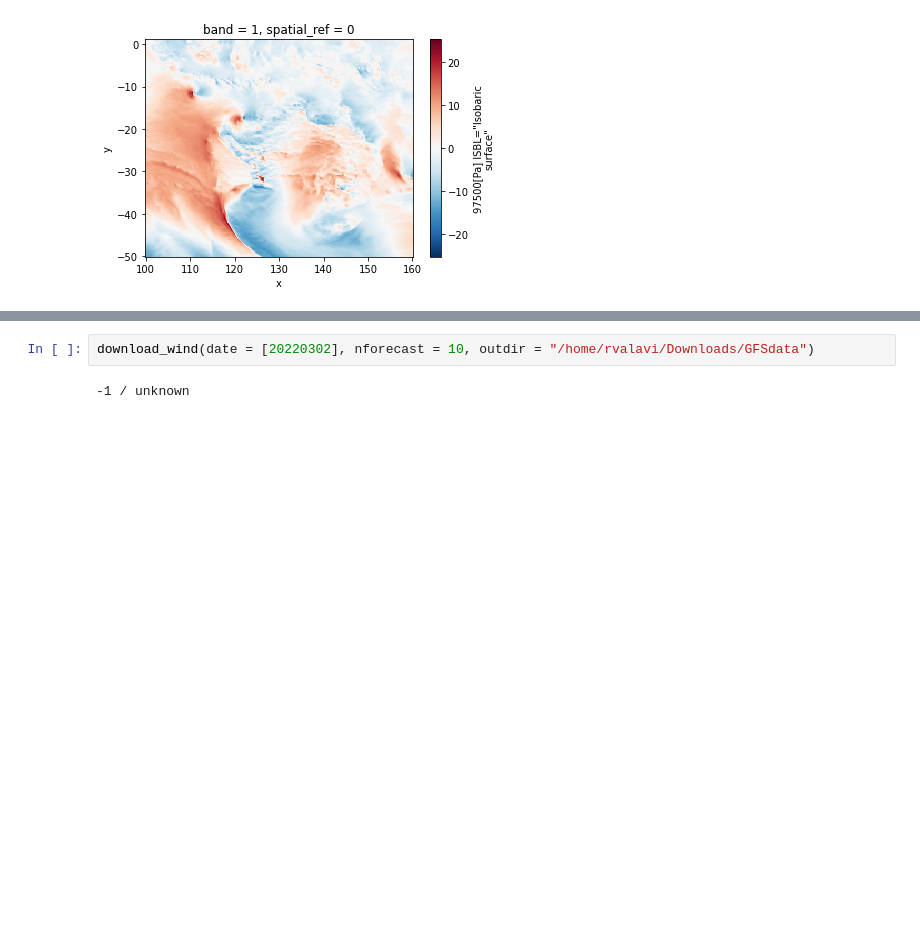
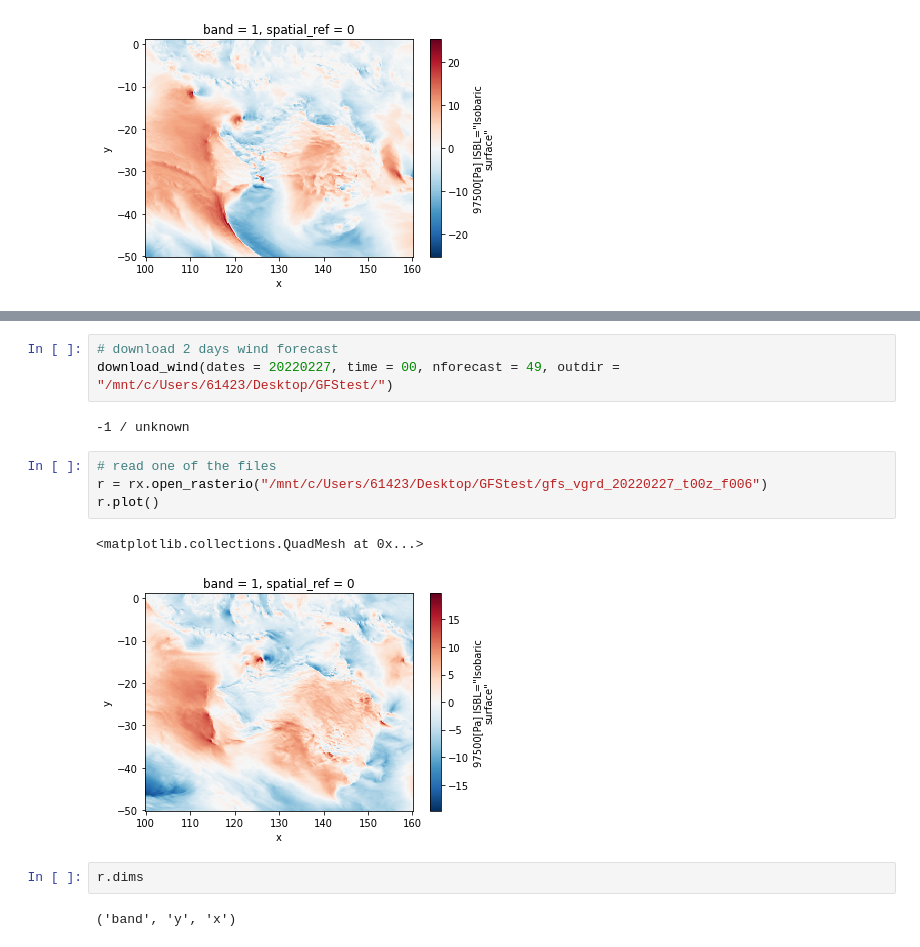
Before and after one commit to cesaraustralia/WindDispersalForecastTool, a Jupyter notebook: Scripts/GFS_data_download.ipynb, the cells around one changed output, grey strips where cells are left out. Saved outputs shown, nothing was run; the diff lists cells and outputs as text; blank space fills up the shorter version.

Commit message:
GFS download funciton

```diff
--- a/Scripts/GFS_data_download.ipynb
+++ b/Scripts/GFS_data_download.ipynb
@@ -67,4 +64,16 @@ def download_wind(date, time=12, nforecast=1, component='VGRD', level=975, outdi
-# %%
-download_wind(date = [20220302], nforecast = 10, outdir = "/home/rvalavi/Downloads/GFSdata")
-# %% [output]
--1 / unknown
+# %%
+# download 2 days wind forecast
+download_wind(dates = 20220227, time = 00, nforecast = 49, outdir = "/mnt/c/Users/61423/Desktop/GFStest/")
+# %% [output]
+-1 / unknown
+# %%
+# read one of the files
+r = rx.open_rasterio("/mnt/c/Users/61423/Desktop/GFStest/gfs_vgrd_20220227_t00z_f006")
+r.plot()
+# %% [output]
+<matplotlib.collections.QuadMesh at 0x...>
+[figure, added]
+# %%
+r.dims
+# %% [output]
+('band', 'y', 'x')
```
Also changed, not shown: parts of 8 cells of this notebook, 1 other file.
